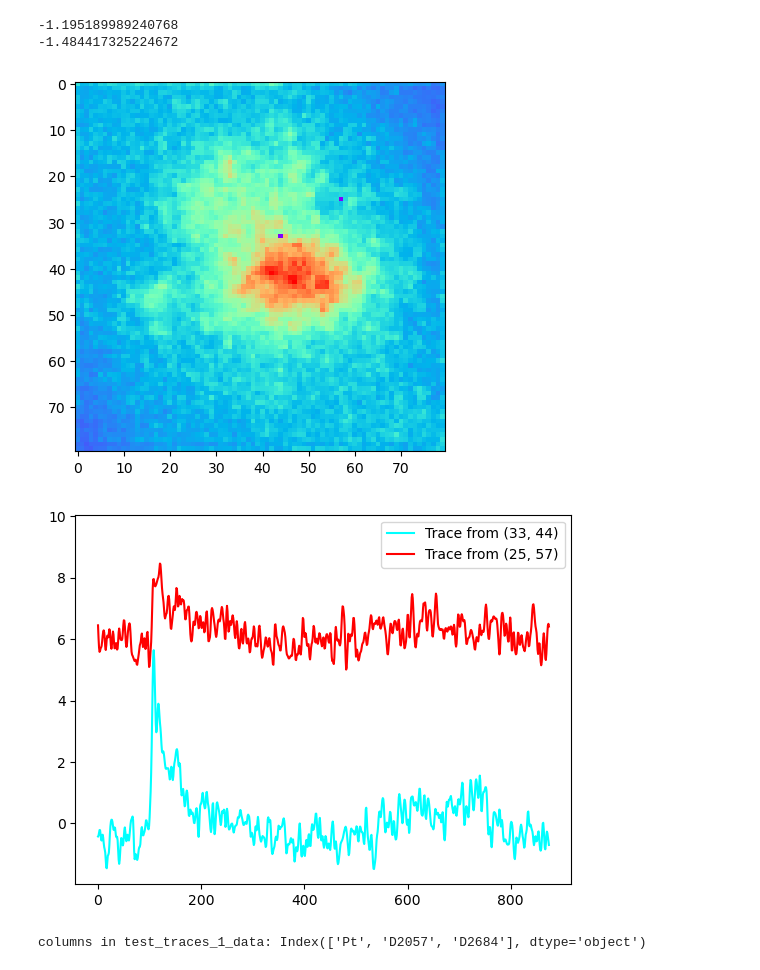
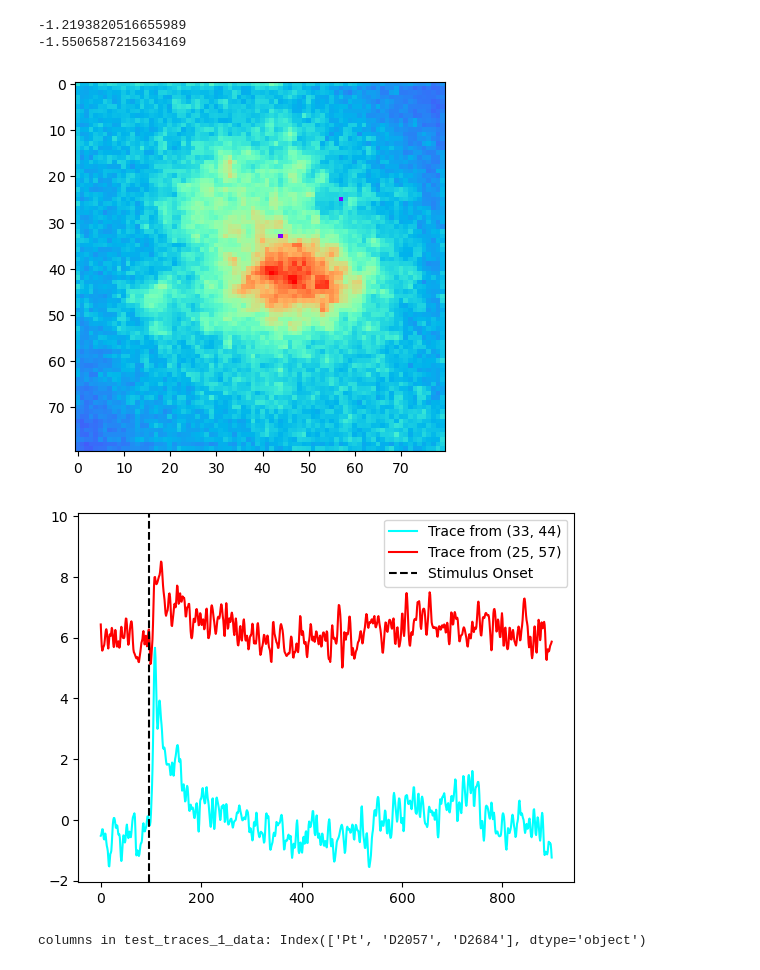
Before and after one commit to TianchengXu0420/ZDA_Adventure, a Jupyter notebook: unit_test.ipynb, the cells around one changed output. Drawn from its saved outputs; the diff is of its cells as text; code cells hidden in the pictures.

Commit message:
found out where the missing 24 points at the beginning of each trace belong

```diff
--- a/unit_test.ipynb
+++ b/unit_test.ipynb
@@ -48,7 +48,7 @@ amplitude correcting, spatial filtering, baseline correction
 	sp->baseLineCorrection();
 '''
 data_no_rli_div = DataLoader(test_zda_1,
-                             number_of_points_discarded=24).get_data(rli_division=False) # Trials * height * width * timepoints.
+                             number_of_points_discarded=0).get_data(rli_division=False) # Trials * height * width * timepoints.
 data_no_rli_div = tools.T_filter(Data=data_no_rli_div)
 data_no_rli_div = tools.S_filter(sigma=1, Data=data_no_rli_div)
 data_no_rli_div = tools.Polynomial(startPt=basePt, numPt=skipPt, Data=data_no_rli_div)
@@ -61,37 +61,39 @@ trace2 = TraceSelector(data_no_rli_div).get_trace_from_roi([[44,33]])  # Get tra
 print(np.min(trace1))
 print(np.min(trace2))
 # %% [output]
--1.195189989240768
--1.484417325224672
+-1.2193820516655989
+-1.5506587215634169
 # %%
 stim_time = 96
 
 arr = np.max(data_no_rli_div, axis=(0,3))
 # blank out [57, 25] and [44, 33] to mark their locations
 arr[25,57] = 0
 arr[33,44] = 0
 plt.imshow(arr, cmap='rainbow')
 plt.show()
 
 # show the traces at those locations
 plt.plot(trace2, label='Trace from (33, 44)', c='cyan')
 plt.plot(trace1 + np.max(trace2) * 1.1, label='Trace from (25, 57)', c='red')
 # raise ylim 10%
 ylims = plt.gca().get_ylim()
 plt.ylim(ylims[0], ylims[1] + (ylims[1]-ylims[0]) * 0.1)
-#mark stim time
+#mark stim time with vertical line
+plt.axvline(x=stim_time, color='k', linestyle='--', label='Stimulus Onset')
 plt.legend()
 plt.show()
 print("columns in test_traces_1_data:", test_traces_1_data.columns)
 # compare to test_traces_1_data
 plt.plot(test_traces_1_data['D2684'], label='Test Trace 1', c='cyan')
 plt.plot(test_traces_1_data['D2057'] + np.max(test_traces_1_data['D2684']) * 1.1, label='Test Trace 2', c='red')
 # raise ylim 10%
 ylims = plt.gca().get_ylim()
 plt.ylim(ylims[0], ylims[1] + (ylims[1]-ylims[0]) * 0.1)
+plt.axvline(x=stim_time, color='k', linestyle='--', label='Stimulus Onset')
 plt.legend()
 plt.show()
 # %% [output]
 [figure]
-[figure, old version]
+[figure, new version]
 columns in test_traces_1_data: Index(['Pt', 'D2057', 'D2684'], dtype='object')
```
Also changed, not shown: parts of 2 cells of this notebook.
